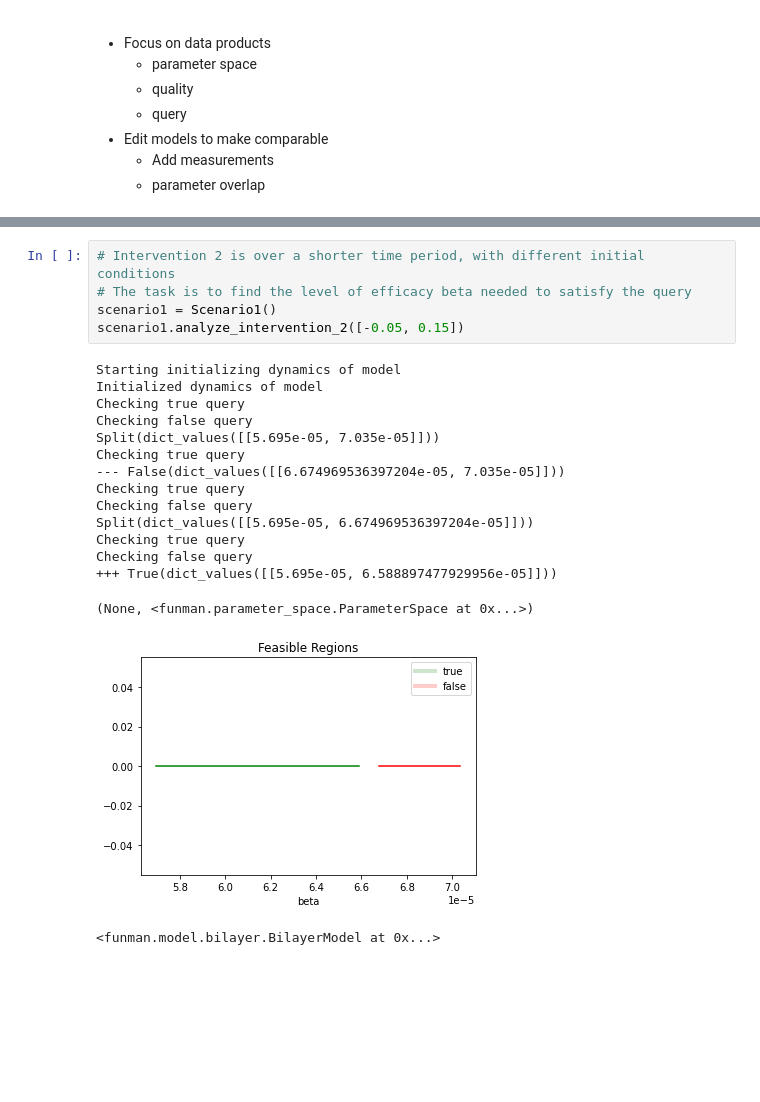
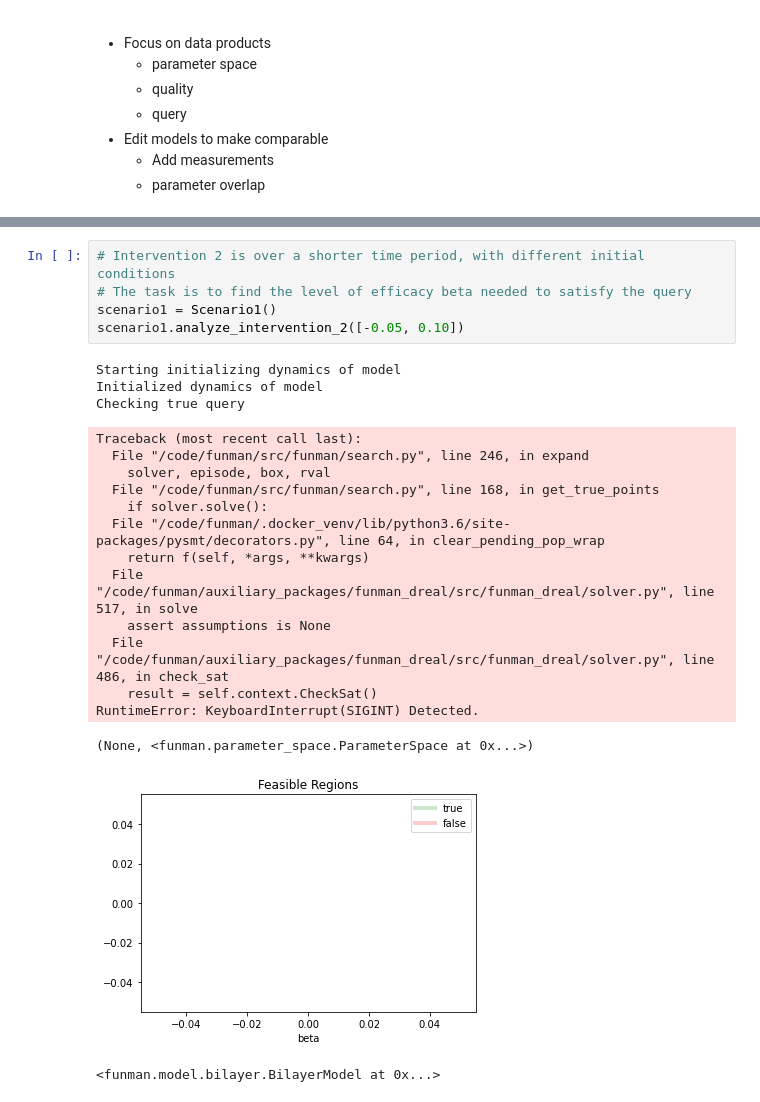
Before and after one commit to ml4ai/funman, a Jupyter notebook: notebooks/dec_8_2022_demo_funman.ipynb, the cells around one changed output, grey strips where cells are left out. Saved outputs shown, nothing was run; the diff lists cells and outputs as text; blank space fills up the shorter version.

```diff
--- a/notebooks/dec_8_2022_demo_funman.ipynb
+++ b/notebooks/dec_8_2022_demo_funman.ipynb
@@ -88,24 +92,26 @@ Min Unused Hospital Capacity: 0.062395986607210296
 # %%
 # Intervention 2 is over a shorter time period, with different initial conditions
 # The task is to find the level of efficacy beta needed to satisfy the query
 scenario1 = Scenario1()
-scenario1.analyze_intervention_2([-0.05, 0.15])
+scenario1.analyze_intervention_2([-0.05, 0.10])
 # %% [output]
 Starting initializing dynamics of model
 Initialized dynamics of model
 Checking true query
-Checking false query
-Split(dict_values([[5.695e-05, 7.035e-05]]))
-Checking true query
---- False(dict_values([[6.674969536397204e-05, 7.035e-05]]))
-Checking true query
-Checking false query
-Split(dict_values([[5.695e-05, 6.674969536397204e-05]]))
-Checking true query
-Checking false query
-+++ True(dict_values([[5.695e-05, 6.588897477929956e-05]]))
-(None, <funman.parameter_space.ParameterSpace at 0x...>)
+Traceback (most recent call last):
+  File "/code/funman/src/funman/search.py", line 246, in expand
+    solver, episode, box, rval
+  File "/code/funman/src/funman/search.py", line 168, in get_true_points
+    if solver.solve():
+  File "/code/funman/.docker_venv/lib/python3.6/site-packages/pysmt/decorators.py", line 64, in clear_pending_pop_wrap
+    return f(self, *args, **kwargs)
+  File "/code/funman/auxiliary_packages/funman_dreal/src/funman_dreal/solver.py", line 517, in solve
+    assert assumptions is None
+  File "/code/funman/auxiliary_packages/funman_dreal/src/funman_dreal/solver.py", line 486, in check_sat
+    result = self.context.CheckSat()
+RuntimeError: KeyboardInterrupt(SIGINT) Detected.
+(None, <funman.parameter_space.ParameterSpace at 0x...>)
-[figure, old version]
+[figure, new version]
 # %%
 # %% [output]
 <funman.model.bilayer.BilayerModel at 0x...>
```
Also changed, not shown: parts of 4 cells of this notebook, 3 other files.
